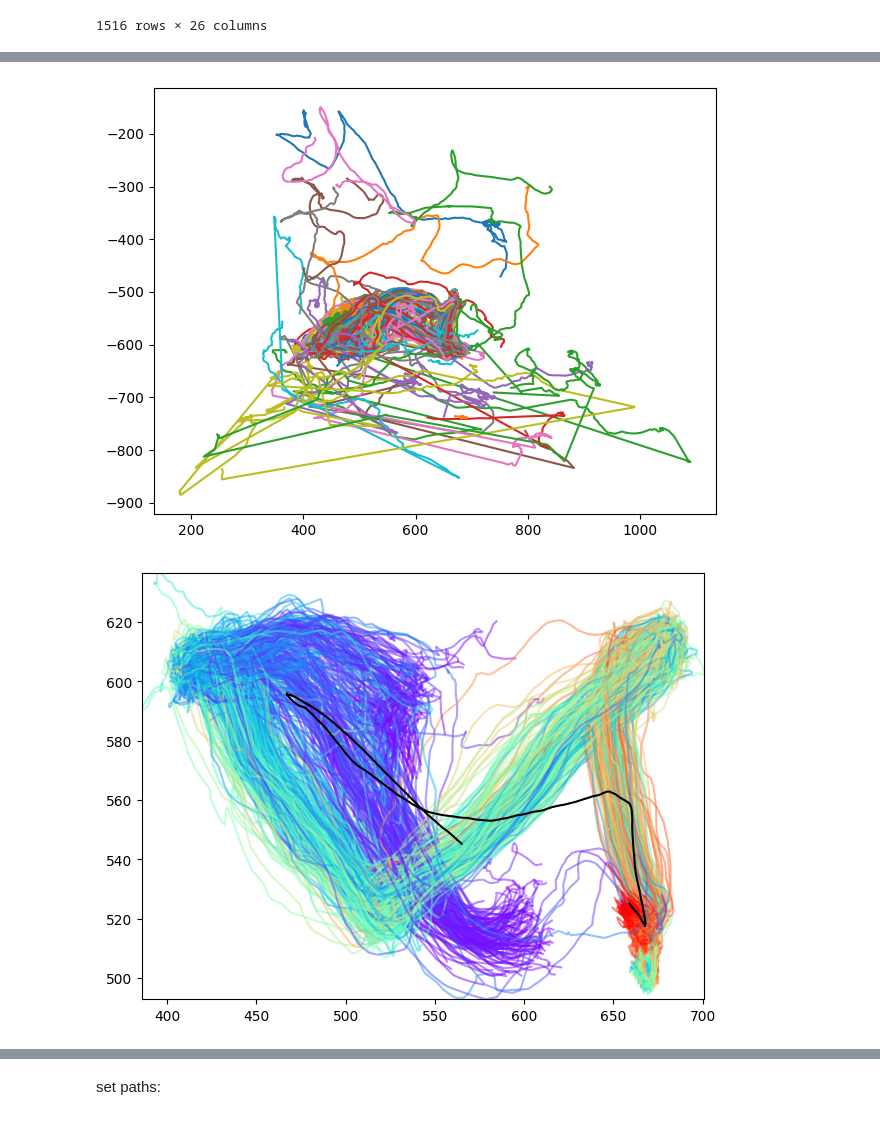
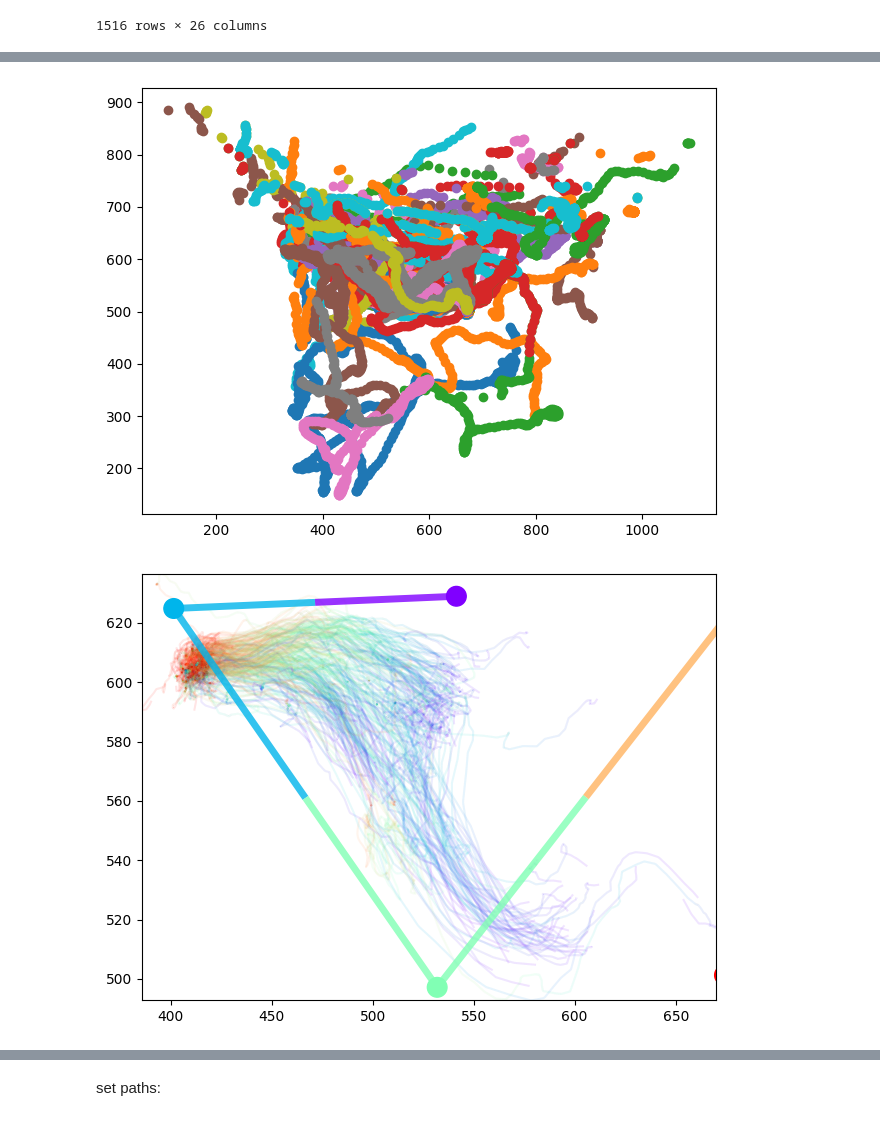
Before and after one commit to ncguilbeault/striatal_replay, a Jupyter notebook: notebooks/data_exploration.ipynb, the cells around one changed output, grey strips where cells are left out. Cells and saved outputs as stored; diff of their text form; code cells hidden in the pictures.

Commit message:
Updated data exploration

```diff
--- a/notebooks/data_exploration.ipynb
+++ b/notebooks/data_exploration.ipynb
@@ -226,4 +334,4 @@ first_poke_correct_seq
 # %%
-last_poke_correct_seq = correct_seqs[correct_seqs["Port"] == 7].groupby("Trial_id").agg("first")
-last_poke_correct_seq
+last_poke_correct_seq = correct_seqs[correct_seqs["Port"] == 7].reset_index().groupby("Trial_id").agg("first")
+last_poke_correct_seq[["index", "backcam_aligned_pokein_times", "backcam_aligned_pokeout_times"]]
 # %% [output]
@@ -274,17 +375,6 @@ plt.show()
 # %%
 fps = 60
-raw_timestamps["time"] = np.linspace(0, len(raw_timestamps.index) * 1/fps, len(raw_timestamps.index))
-
-tracking_idxs = {
-    "start_idx": [],
-    "end_idx": []
-}
-
-for i, (start_time, end_time) in starts_ends_times_seqs.iterrows():
-    tracking_idxs["start_idx"].append((raw_timestamps.time - start_time).abs().argmin())
-    tracking_idxs["end_idx"].append((raw_timestamps.time - end_time).abs().argmin())
-
-tracking_idxs_df = pd.DataFrame(tracking_idxs)
+tracking_idxs_df = get_dlc_idxs_from_times_df_using_raw_timestamps(starts_ends_times_seqs, raw_timestamps, fps)
 tracking_idxs_df
 # %% [output]
 |  | start_idx | end_idx |
@@ -305,56 +395,40 @@ trial_time_threshold = np.Inf
 for i in range(len(tracking_idxs_df)):
     if starts_ends_times_seqs.iloc[i].end_time - starts_ends_times_seqs.iloc[i].start_time <= trial_time_threshold:
         start_idx, end_idx = tracking_idxs_df.iloc[i].values
-        plt.plot(keypoint_data.x[start_idx:end_idx], -keypoint_data.y[start_idx:end_idx], label="head_centre")
+        plt.scatter(keypoint_data.x[start_idx:end_idx], keypoint_data.y[start_idx:end_idx], label="head_centre")
 # plt.legend()
 plt.tight_layout()
 plt.show()
 # %% [output]
-[figure, old version]
+[figure, new version]
 # %%
 all_trajectories = []
+trial_time_threshold = np.inf
 t = np.linspace(0, 1, 1000)
 for i in range(len(tracking_idxs_df)):
     if starts_ends_times_seqs.iloc[i].end_time - starts_ends_times_seqs.iloc[i].start_time <= trial_time_threshold:
         start_idx, end_idx = tracking_idxs_df.iloc[i].values
         keypoint_data_x = keypoint_data.loc[start_idx:end_idx].x
         keypoint_data_y = keypoint_data.loc[start_idx:end_idx].y
         xp = np.linspace(0, 1, len(keypoint_data_x))
         keypoint_data_x_interp = np.interp(t, xp, keypoint_data_x)
         keypoint_data_y_interp = np.interp(t, xp, keypoint_data_y)
         all_trajectories.append(np.vstack([keypoint_data_x_interp, keypoint_data_y_interp]))
 
 all_trajectories = np.array(all_trajectories)
-mean_trajectories = np.mean(all_trajectories, axis=0).T
 fig, ax = plt.subplots()
-
-from matplotlib.collections import LineCollection
-
-def colored_line(x, y, c, ax, **lc_kwargs):
-    default_kwargs = {"capstyle": "butt"}
-    default_kwargs.update(lc_kwargs)
-    x = np.asarray(x)
-    y = np.asarray(y)
-    x_midpts = np.hstack((x[0], 0.5 * (x[1:] + x[:-1]), x[-1]))
-    y_midpts = np.hstack((y[0], 0.5 * (y[1:] + y[:-1]), y[-1]))
-    coord_start = np.column_stack((x_midpts[:-1], y_midpts[:-1]))[:, np.newaxis, :]
-    coord_mid = np.column_stack((x, y))[:, np.newaxis, :]
-    coord_end = np.column_stack((x_midpts[1:], y_midpts[1:]))[:, np.newaxis, :]
-    segments = np.concatenate((coord_start, coord_mid, coord_end), axis=1)
-    lc = LineCollection(segments, **default_kwargs)
-    lc.set_array(c)
-    return ax.add_collection(lc)
 
 for trial in all_trajectories:
     x = trial[0]
     y = trial[1]
-    color = np.linspace(0, 2, len(t))
-    lines = colored_line(x, y, color, ax, cmap="rainbow", alpha=0.5)
+    lines = colored_line(x, y, t, ax, cmap="rainbow", alpha=0.1)
 
-ax.plot(mean_trajectories[:,0], mean_trajectories[:,1], c="black")
+lines = colored_line(port_points[0], port_points[1], np.arange(port_points.shape[1]), ax, linewidth=5, cmap="rainbow", alpha=0.8)
+ax.scatter(port_points[0], port_points[1], label=port_name, c=np.arange(port_points.shape[1]), cmap="rainbow", s=200, zorder=3)
+
 ax.set_xlim([np.min(all_trajectories[:,0]), np.max(all_trajectories[:,0])])
 ax.set_ylim([np.min(all_trajectories[:,1]), np.max(all_trajectories[:,1])])
 plt.tight_layout()
 plt.show()
 # %% [output]
-[figure, old version]
+[figure, new version]
```
Also changed, not shown: parts of 14 cells of this notebook.
